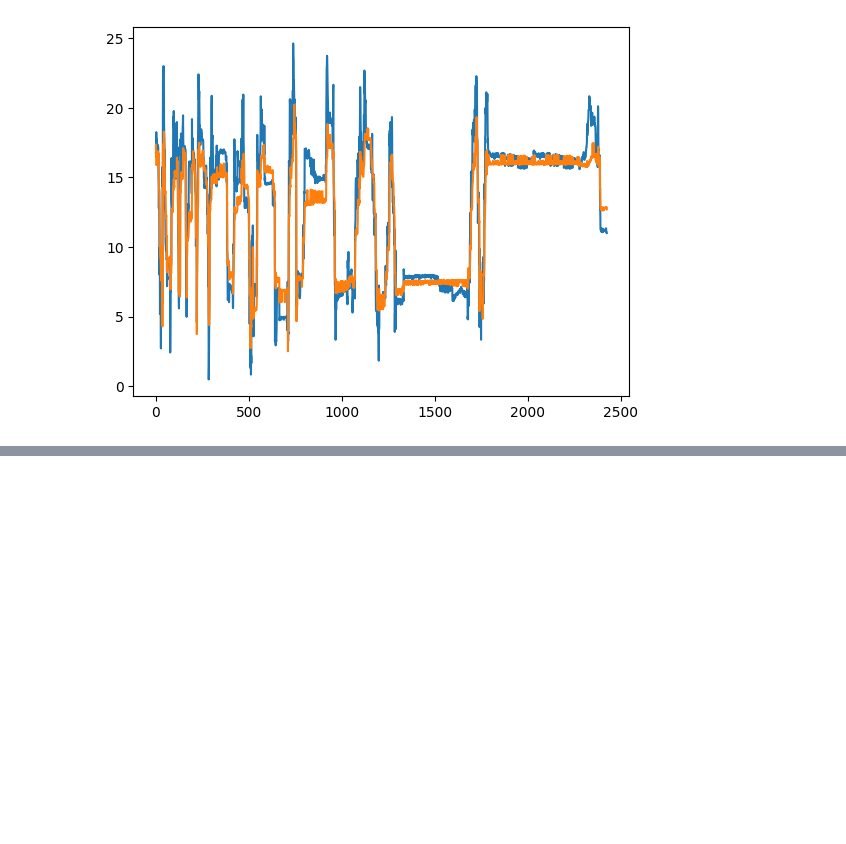
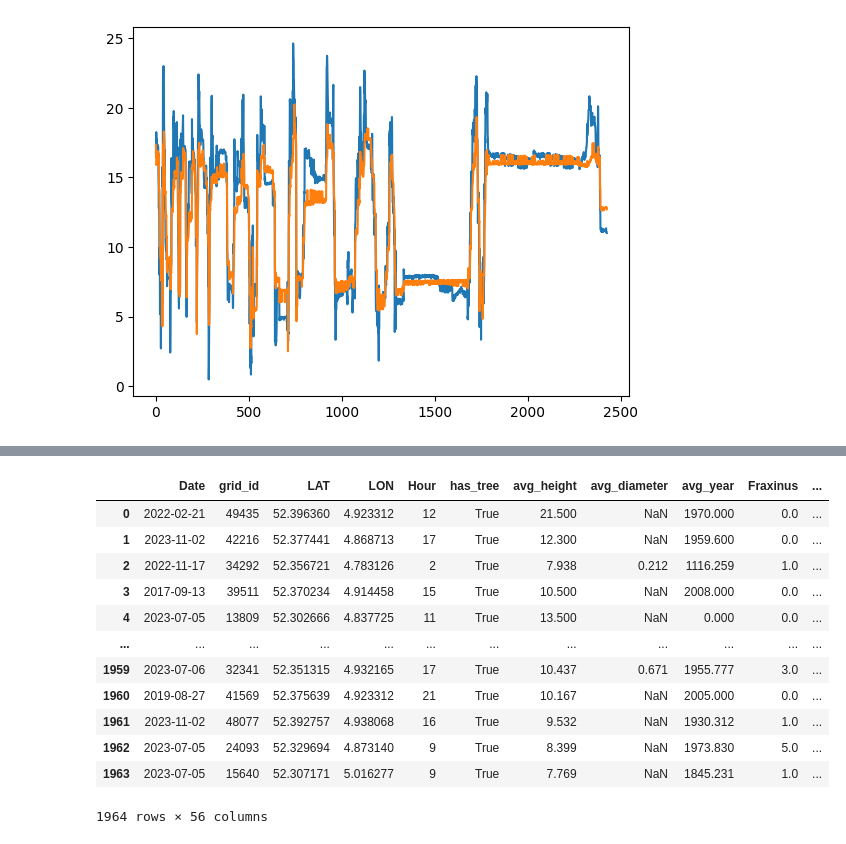
Before and after one commit to UhhBart/MSc_DSP_G2, a Jupyter notebook: src/data_cleaning.ipynb, the cells around one changed output, grey strips where cells are left out. Saved outputs shown, nothing was run; the diff lists cells and outputs as text; code cells hidden in the pictures; blank space fills up the shorter version.

```diff
--- a/src/data_cleaning.ipynb
+++ b/src/data_cleaning.ipynb
@@ -424,0 +713,17 @@ plt.plot(df['soil_temperature_28_to_100cm'])
+# %%
+combined_incs = pd.concat(incs_splits, ignore_index=True)
+combined_incs
+# %% [output]
+|  | Date | grid_id | LAT | LON | Hour | has_tree | avg_height | avg_diameter | avg_year | Fraxinus | ... |
+| 0 | 2022-02-21 | 49435 | 52.396360 | 4.923312 | 12 | True | 21.500 | NaN | 1970.000 | 0.0 | ... |
+| 1 | 2023-11-02 | 42216 | 52.377441 | 4.868713 | 17 | True | 12.300 | NaN | 1959.600 | 0.0 | ... |
+| 2 | 2022-11-17 | 34292 | 52.356721 | 4.783126 | 2 | True | 7.938 | 0.212 | 1116.259 | 1.0 | ... |
+| 3 | 2017-09-13 | 39511 | 52.370234 | 4.914458 | 15 | True | 10.500 | NaN | 2008.000 | 0.0 | ... |
+| 4 | 2023-07-05 | 13809 | 52.302666 | 4.837725 | 11 | True | 13.500 | NaN | 0.000 | 0.0 | ... |
+| ... | ... | ... | ... | ... | ... | ... | ... | ... | ... | ... | ... |
+| 1959 | 2023-07-06 | 32341 | 52.351315 | 4.932165 | 17 | True | 10.437 | 0.671 | 1955.777 | 3.0 | ... |
+| 1960 | 2019-08-27 | 41569 | 52.375639 | 4.923312 | 21 | True | 10.167 | NaN | 2005.000 | 0.0 | ... |
+| 1961 | 2023-11-02 | 48077 | 52.392757 | 4.938068 | 16 | True | 9.532 | NaN | 1930.312 | 1.0 | ... |
+| 1962 | 2023-07-05 | 24093 | 52.329694 | 4.873140 | 9 | True | 8.399 | NaN | 1973.830 | 5.0 | ... |
+| 1963 | 2023-07-05 | 15640 | 52.307171 | 5.016277 | 9 | True | 7.769 | NaN | 1845.231 | 1.0 | ... |
+1964 rows × 56 columns
```
Also changed, not shown: parts of 14 cells of this notebook, 4 other files.
